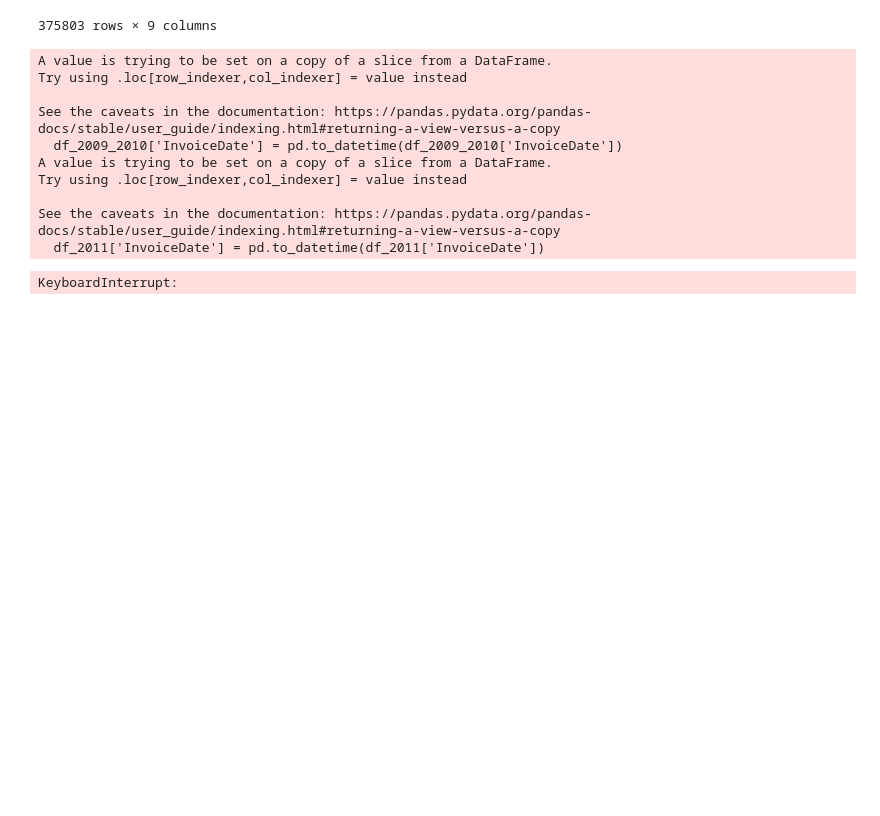
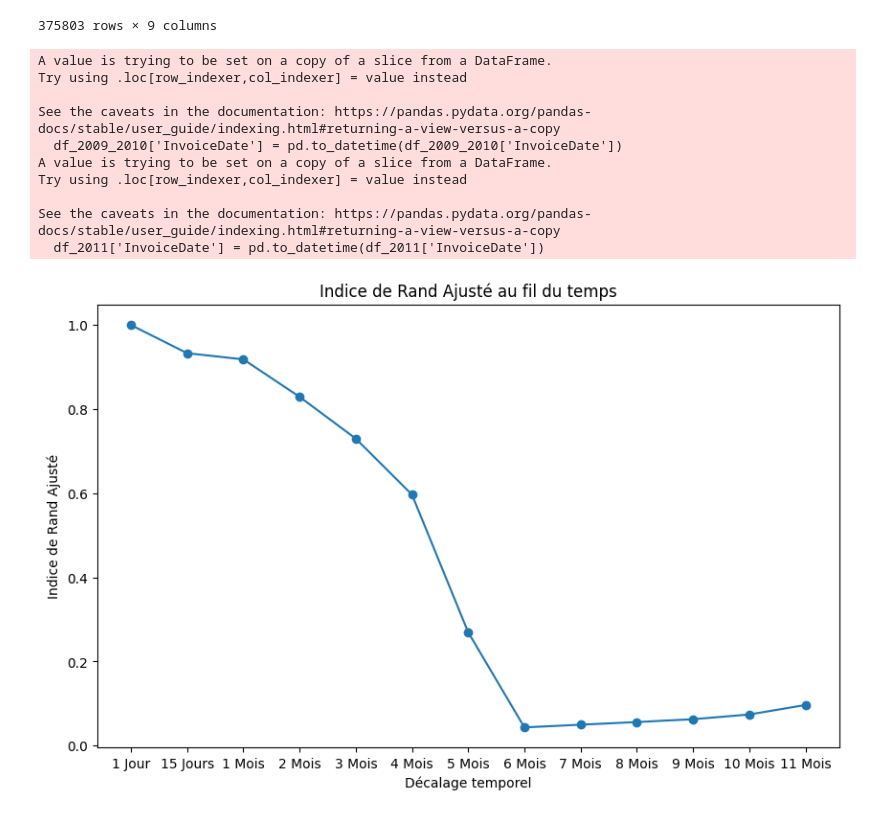
Before and after one commit to DonzerHD/Segmentation_Client, a Jupyter notebook: Notebooks/Partie2_Maintenance/model_maintenance.ipynb, the cells around one changed output. Saved outputs shown, nothing was run; the diff lists cells and outputs as text; code cells hidden in the pictures; blank space fills up the shorter version.

```diff
--- a/Notebooks/Partie2_Maintenance/model_maintenance.ipynb
+++ b/Notebooks/Partie2_Maintenance/model_maintenance.ipynb
@@ -80,6 +80,9 @@ time_offsets = [
     pd.DateOffset(months=6),
     pd.DateOffset(months=7),
     pd.DateOffset(months=8),
+    pd.DateOffset(months=9),
+    pd.DateOffset(months=10),
+    pd.DateOffset(months=11),
 ]
 
 # Initialiser une liste pour stocker les valeurs de ARI
@@ -116,35 +119,35 @@ for offset in time_offsets:
         labels_prev_common = labels_prev[labels_prev.index.isin(common_customers)]
         labels_common = rfm['Cluster'][rfm.index.isin(common_customers)]
 
         # Calculer l'indice de Rand ajusté
         ari = adjusted_rand_score(labels_prev_common, labels_common)
         ari_values.append(ari)
 
     # Mettre à jour les labels précédents pour la prochaine itération
     if labels_prev is None:
         labels_prev = rfm['Cluster'].copy()
 
 # Créer un graphique en ligne des valeurs de ARI au fil du temps
-time_offsets_str = ['1 Jour', '15 Jours', '1 Mois', '2 Mois', '3 Mois', '4 Mois', '5 Mois', '6 Mois', '7 Mois', '8 Mois']
+time_offsets_str = ['1 Jour', '15 Jours', '1 Mois', '2 Mois', '3 Mois', '4 Mois', '5 Mois', '6 Mois', '7 Mois', '8 Mois' ,'9 Mois', '10 Mois', '11 Mois']
 ari_values.insert(0, 1)  # Ajouter 1 pour l'itération initiale
 plt.figure(figsize=(10, 6))
 plt.plot(time_offsets_str, ari_values, '-o')
 plt.title('Indice de Rand Ajusté au fil du temps')
 plt.xlabel('Décalage temporel')
 plt.ylabel('Indice de Rand Ajusté')
 plt.show()
 # %% [output]
 A value is trying to be set on a copy of a slice from a DataFrame.
 Try using .loc[row_indexer,col_indexer] = value instead
 
 See the caveats in the documentation: https://pandas.pydata.org/pandas-docs/stable/user_guide/indexing.html#returning-a-view-versus-a-copy
   df_2009_2010['InvoiceDate'] = pd.to_datetime(df_2009_2010['InvoiceDate'])
 A value is trying to be set on a copy of a slice from a DataFrame.
 Try using .loc[row_indexer,col_indexer] = value instead
 
 See the caveats in the documentation: https://pandas.pydata.org/pandas-docs/stable/user_guide/indexing.html#returning-a-view-versus-a-copy
   df_2011['InvoiceDate'] = pd.to_datetime(df_2011['InvoiceDate'])
-KeyboardInterrupt:
+[figure, added]
 # %%
 # met les ari value dans un tableau avec les dates
 ari_values_df = pd.DataFrame(ari_values, columns=['ari_values'])
```
Also changed, not shown: parts of 2 cells of this notebook, 1 other file.
